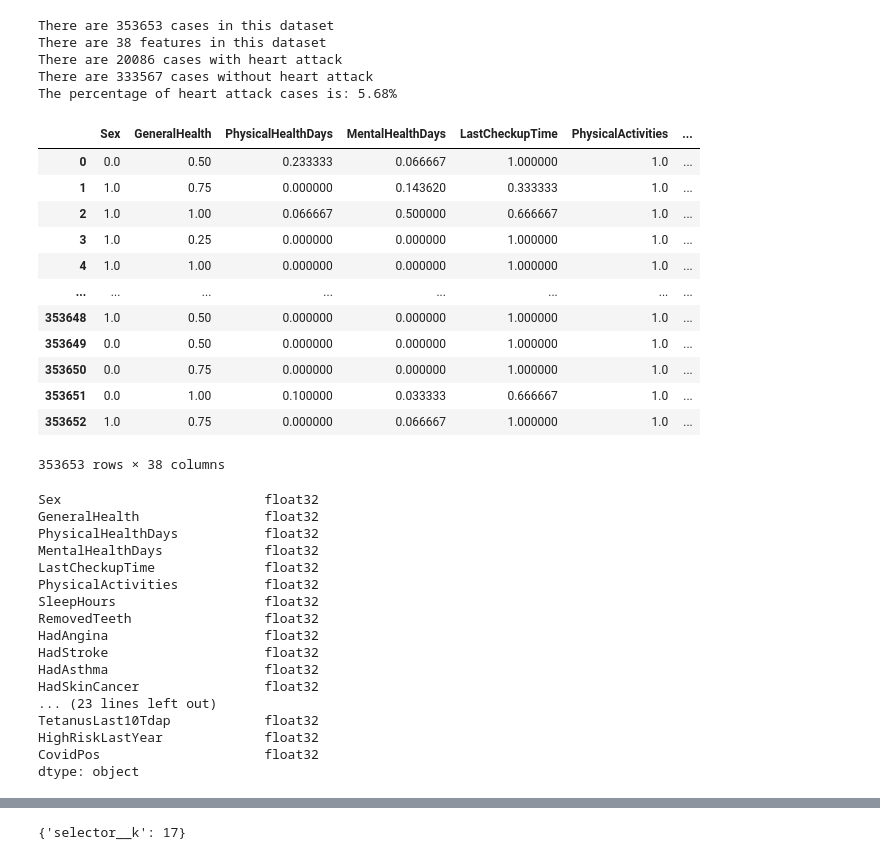
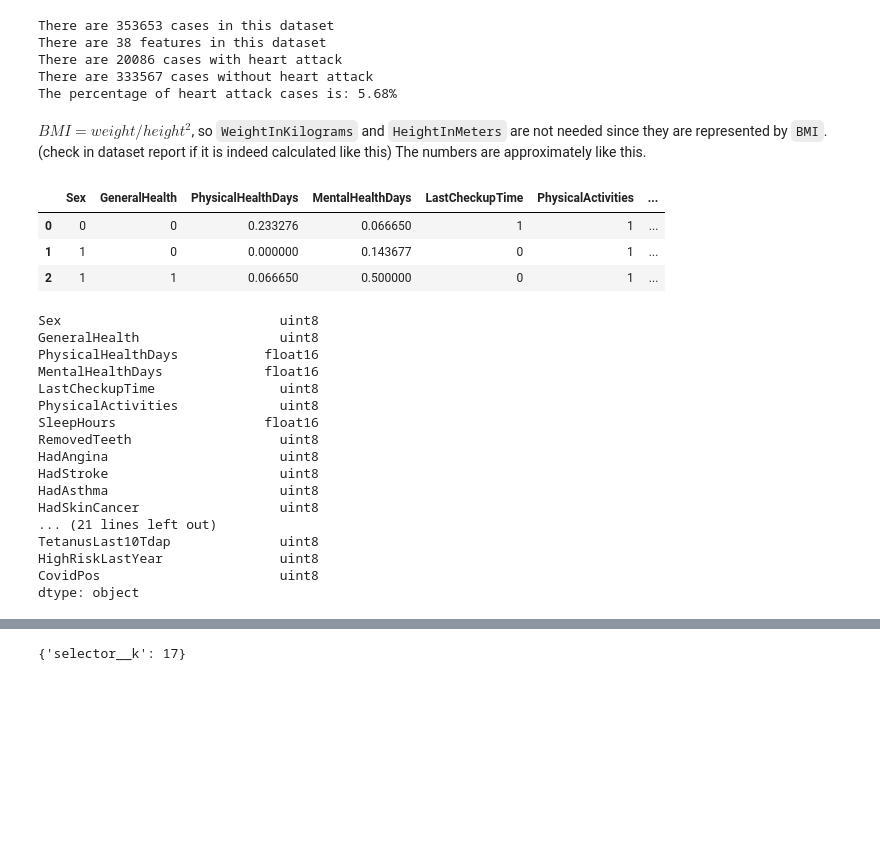
Before and after one commit to LazarosPan/Heart-Disease, a Jupyter notebook: Code/analysis.ipynb, the cells around one changed output, grey strips where cells are left out. Cells and saved outputs as stored; diff of their text form; code cells hidden in the pictures; blank space fills up the shorter version.

```diff
--- a/Code/analysis.ipynb
+++ b/Code/analysis.ipynb
@@ -118,51 +118,49 @@ The percentage of heart attack cases is: 5.68%
 # plt.tight_layout()
 # plt.show()
 # # https://github.com/bora-pajo/breast-cancer-prediction/blob/master/examples_save1.ipynb
+# %% [markdown]
+$BMI = weight/height^2$, so `WeightInKilograms` and `HeightInMeters` are not needed since they are represented by `BMI`. (check in dataset report if it is indeed calculated like this) The numbers are approximately like this.
 # %%
 # Separate target variable from feature variables
-X_mapped = df_mapped.drop('HadHeartAttack', axis=1, inplace=False)  # Features
+X_mapped = df_mapped.drop(['HadHeartAttack', 'WeightInKilograms', 'HeightInMeters'], axis=1, inplace=False)  # Features
 y_mapped = df_mapped['HadHeartAttack']
 # %%
+original_dtypes = X_mapped.dtypes
+
 X_mapped_scaled = (X_mapped - X_mapped.min(axis=0)) / (X_mapped.max(axis=0)-X_mapped.min(axis=0))              # min max scale
-
 # X_mapped_scaled = (X_mapped - X_mapped.mean())/X_mapped.std() # If we use StandardScaler, the feature names will be lost, so we do it mannually.
 
 # x_scaled.hist(figsize=(16, 20), bins=30, edgecolor="black") # plot to show features after scaling
 # plt.subplots_adjust()
+
+# Cast back to original data types
+for column, dtype in original_dtypes.items():
+    X_mapped_scaled[column] = X_mapped_scaled[column].astype(dtype)
 # %%
-X_mapped_scaled
+X_mapped_scaled.head(3)
 # %% [output]
 |  | Sex | GeneralHealth | PhysicalHealthDays | MentalHealthDays | LastCheckupTime | PhysicalActivities | ... |
-| 0 | 0.0 | 0.50 | 0.233333 | 0.066667 | 1.000000 | 1.0 | ... |
-| 1 | 1.0 | 0.75 | 0.000000 | 0.143620 | 0.333333 | 1.0 | ... |
-| 2 | 1.0 | 1.00 | 0.066667 | 0.500000 | 0.666667 | 1.0 | ... |
-| 3 | 1.0 | 0.25 | 0.000000 | 0.000000 | 1.000000 | 1.0 | ... |
-| 4 | 1.0 | 1.00 | 0.000000 | 0.000000 | 1.000000 | 1.0 | ... |
-| ... | ... | ... | ... | ... | ... | ... | ... |
-| 353648 | 1.0 | 0.50 | 0.000000 | 0.000000 | 1.000000 | 1.0 | ... |
-| 353649 | 0.0 | 0.50 | 0.000000 | 0.000000 | 1.000000 | 1.0 | ... |
-| 353650 | 0.0 | 0.75 | 0.000000 | 0.000000 | 1.000000 | 1.0 | ... |
-| 353651 | 0.0 | 1.00 | 0.100000 | 0.033333 | 0.666667 | 1.0 | ... |
-| 353652 | 1.0 | 0.75 | 0.000000 | 0.066667 | 1.000000 | 1.0 | ... |
+| 0 | 0 | 0 | 0.233276 | 0.066650 | 1 | 1 | ... |
+| 1 | 1 | 0 | 0.000000 | 0.143677 | 0 | 1 | ... |
+| 2 | 1 | 1 | 0.066650 | 0.500000 | 0 | 1 | ... |
-353653 rows × 38 columns
 # %%
 X_mapped_scaled.dtypes
 # %% [output]
-Sex                          float32
-GeneralHealth                float32
-PhysicalHealthDays           float32
-MentalHealthDays             float32
-LastCheckupTime              float32
-PhysicalActivities           float32
-SleepHours                   float32
-RemovedTeeth                 float32
-HadAngina                    float32
-HadStroke                    float32
-HadAsthma                    float32
-HadSkinCancer                float32
-... (23 lines left out)
-TetanusLast10Tdap            float32
-HighRiskLastYear             float32
-CovidPos                     float32
+Sex                            uint8
+GeneralHealth                  uint8
+PhysicalHealthDays           float16
+MentalHealthDays             float16
+LastCheckupTime                uint8
+PhysicalActivities             uint8
+SleepHours                   float16
+RemovedTeeth                   uint8
+HadAngina                      uint8
+HadStroke                      uint8
+HadAsthma                      uint8
+HadSkinCancer                  uint8
+... (21 lines left out)
+TetanusLast10Tdap              uint8
+HighRiskLastYear               uint8
+CovidPos                       uint8
 dtype: object
 # %%
```
Also changed, not shown: parts of 26 cells of this notebook.
